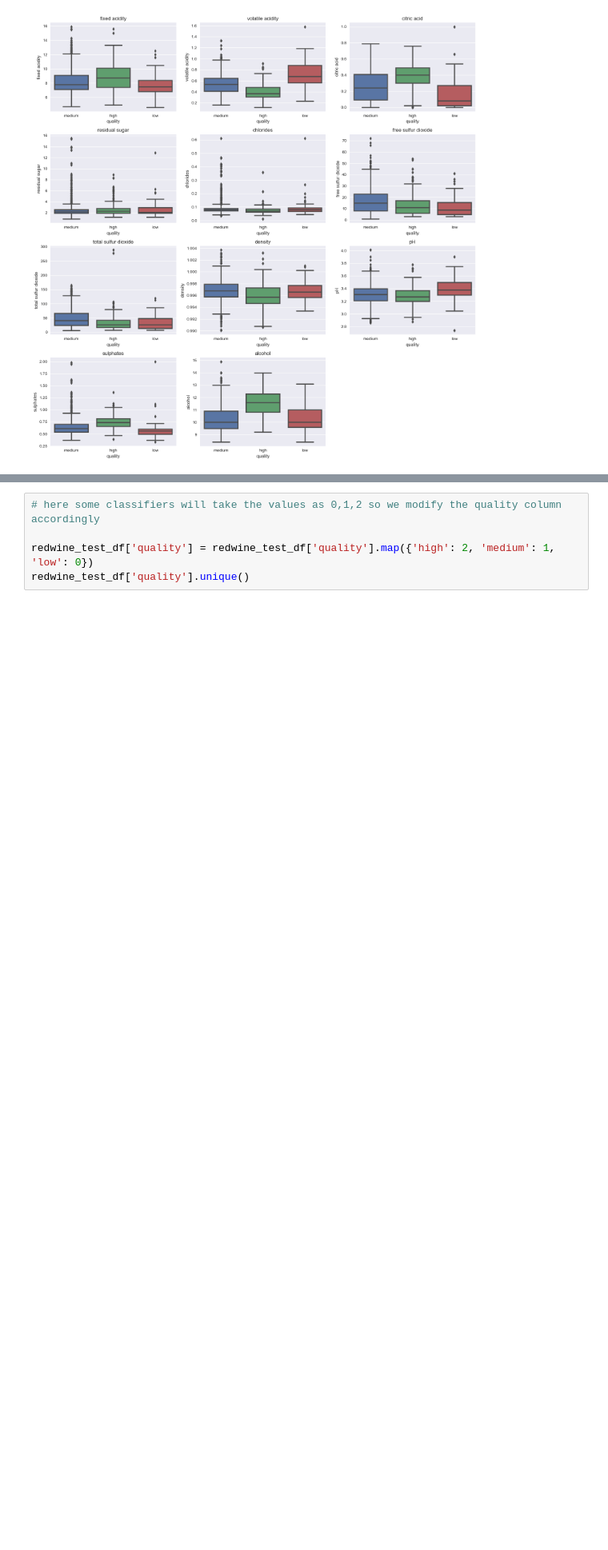
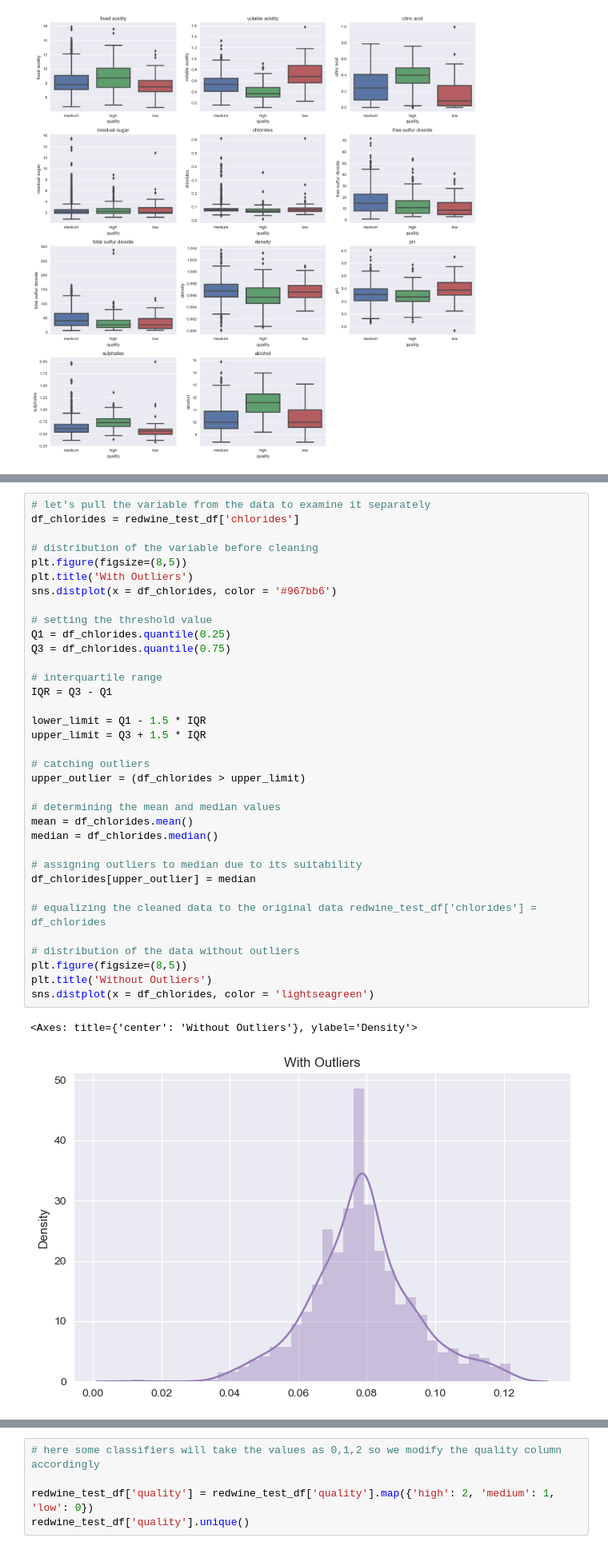
Before and after one commit to prabeshx12/ml_data_science_project, a Jupyter notebook: projectone.ipynb, the cells around one changed output, grey strips where cells are left out. Shown at 80% size. Saved outputs shown, nothing was run; the diff lists cells and outputs as text; blank space fills up the shorter version.

```diff
--- a/projectone.ipynb
+++ b/projectone.ipynb
@@ -217,0 +219,38 @@ fig.tight_layout()
+# %%
+# let's pull the variable from the data to examine it separately
+df_chlorides = redwine_test_df['chlorides']
+
+# distribution of the variable before cleaning
+plt.figure(figsize=(8,5))
+plt.title('With Outliers')
+sns.distplot(x = df_chlorides, color = '#967bb6')
+
+# setting the threshold value
+Q1 = df_chlorides.quantile(0.25)
+Q3 = df_chlorides.quantile(0.75)
+
+# interquartile range
+IQR = Q3 - Q1
+
+lower_limit = Q1 - 1.5 * IQR
+upper_limit = Q3 + 1.5 * IQR
+
+# catching outliers
+upper_outlier = (df_chlorides > upper_limit)
+
+# determining the mean and median values
+mean = df_chlorides.mean()
+median = df_chlorides.median()
+
+# assigning outliers to median due to its suitability
+df_chlorides[upper_outlier] = median
+
+# equalizing the cleaned data to the original data redwine_test_df['chlorides'] = df_chlorides
+
+# distribution of the data without outliers
+plt.figure(figsize=(8,5))
+plt.title('Without Outliers')
+sns.distplot(x = df_chlorides, color = 'lightseagreen')
+# %% [output]
+<Axes: title={'center': 'Without Outliers'}, ylabel='Density'>
+[figure, added]
```
Also changed, not shown: parts of 17 cells of this notebook, 17 other files.
